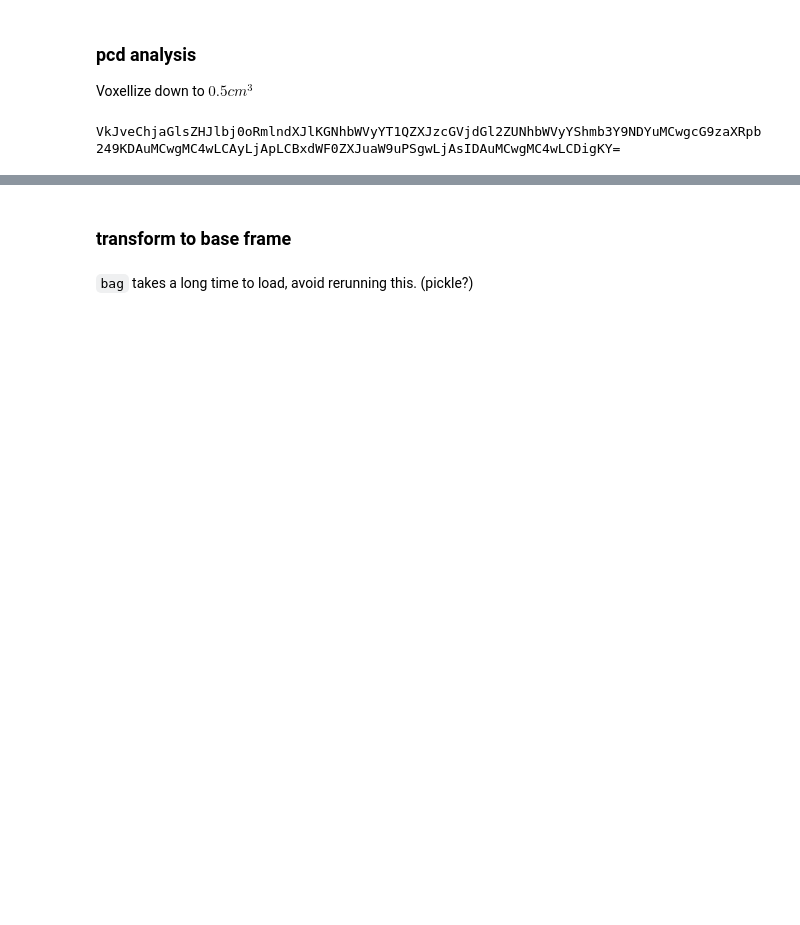
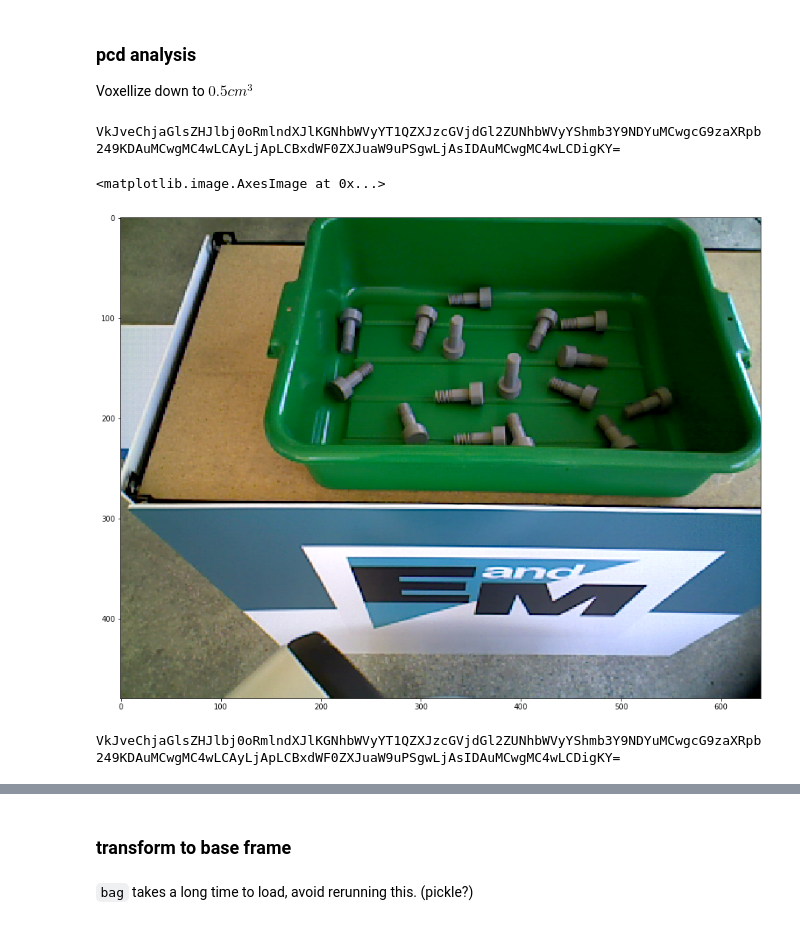
Before and after one commit to NWChen/fetchit-pick, a Jupyter notebook: svm/svm.ipynb, the cells around one changed output, grey strips where cells are left out. Drawn from its saved outputs; the diff is of its cells as text; code cells hidden in the pictures; blank space fills up the shorter version.

```diff
--- a/svm/svm.ipynb
+++ b/svm/svm.ipynb
@@ -48 +33,12 @@ X = pcl.load('../data/pcd/' + targets[0])
+# %%
+#X = pcl.load('../data/pcd_bolts_in_bin/' + targets[0])
+bag = rosbag.Bag('../data/new_bin_with_screws.bag', "r")
+bridge = CvBridge()
+topics=['/head_camera/rgb/image_raw', '/head_camera/depth_registered/points']
+# %%
+for topic, msg, _ in bag.read_messages(topics=topics):
+    if topic==topics[0]:
+        img = bridge.imgmsg_to_cv2(msg, desired_encoding="passthrough")
+    else:
+        pts = pcl_helper.XYZRGB_to_XYZ(pcl_helper.ros_to_pcl(msg))
 # %%
@@ -50,2 +46,8 @@ view(X)
 # %% [output]
 VkJveChjaGlsZHJlbj0oRmlndXJlKGNhbWVyYT1QZXJzcGVjdGl2ZUNhbWVyYShmb3Y9NDYuMCwgcG9zaXRpb249KDAuMCwgMC4wLCAyLjApLCBxdWF0ZXJuaW9uPSgwLjAsIDAuMCwgMC4wLCDigKY=
+# %%
+_, _ = plt.subplots(figsize=(640/40, 480/40))
+plt.imshow(img)
+# %% [output]
+<matplotlib.image.AxesImage at 0x...>
+[figure, added]
@@ -51,0 +59,4 @@ VkJveChjaGlsZHJlbj0oRmlndXJlKGNhbWVyYT1QZXJzcGVjdGl2ZUNhbWVyYShmb3Y9NDYuMCwgcG9z
+# %%
+view(cloud_filtered)
+# %% [output]
+VkJveChjaGlsZHJlbj0oRmlndXJlKGNhbWVyYT1QZXJzcGVjdGl2ZUNhbWVyYShmb3Y9NDYuMCwgcG9zaXRpb249KDAuMCwgMC4wLCAyLjApLCBxdWF0ZXJuaW9uPSgwLjAsIDAuMCwgMC4wLCDigKY=
```
Also changed, not shown: parts of 20 cells of this notebook, 3 other files.
